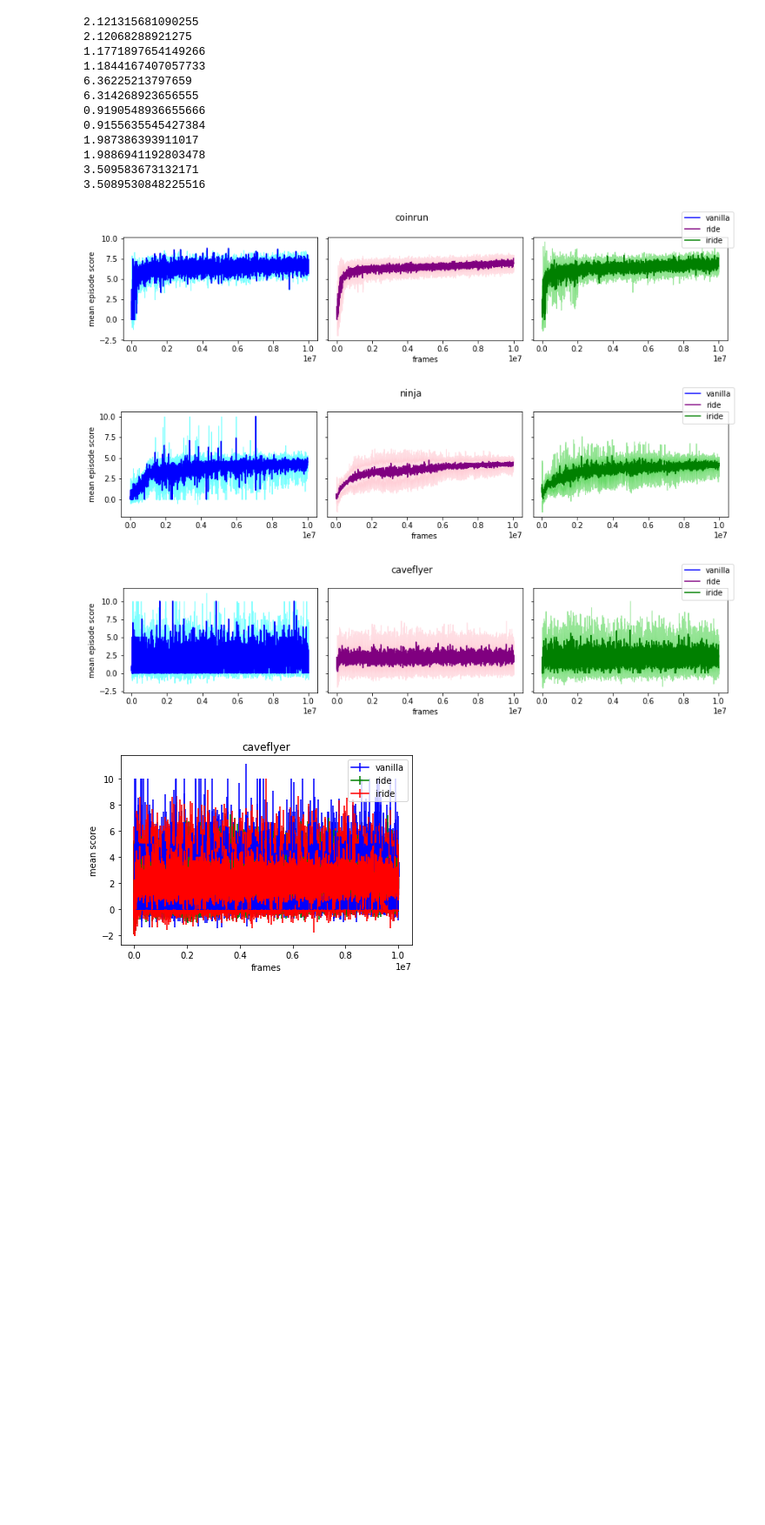
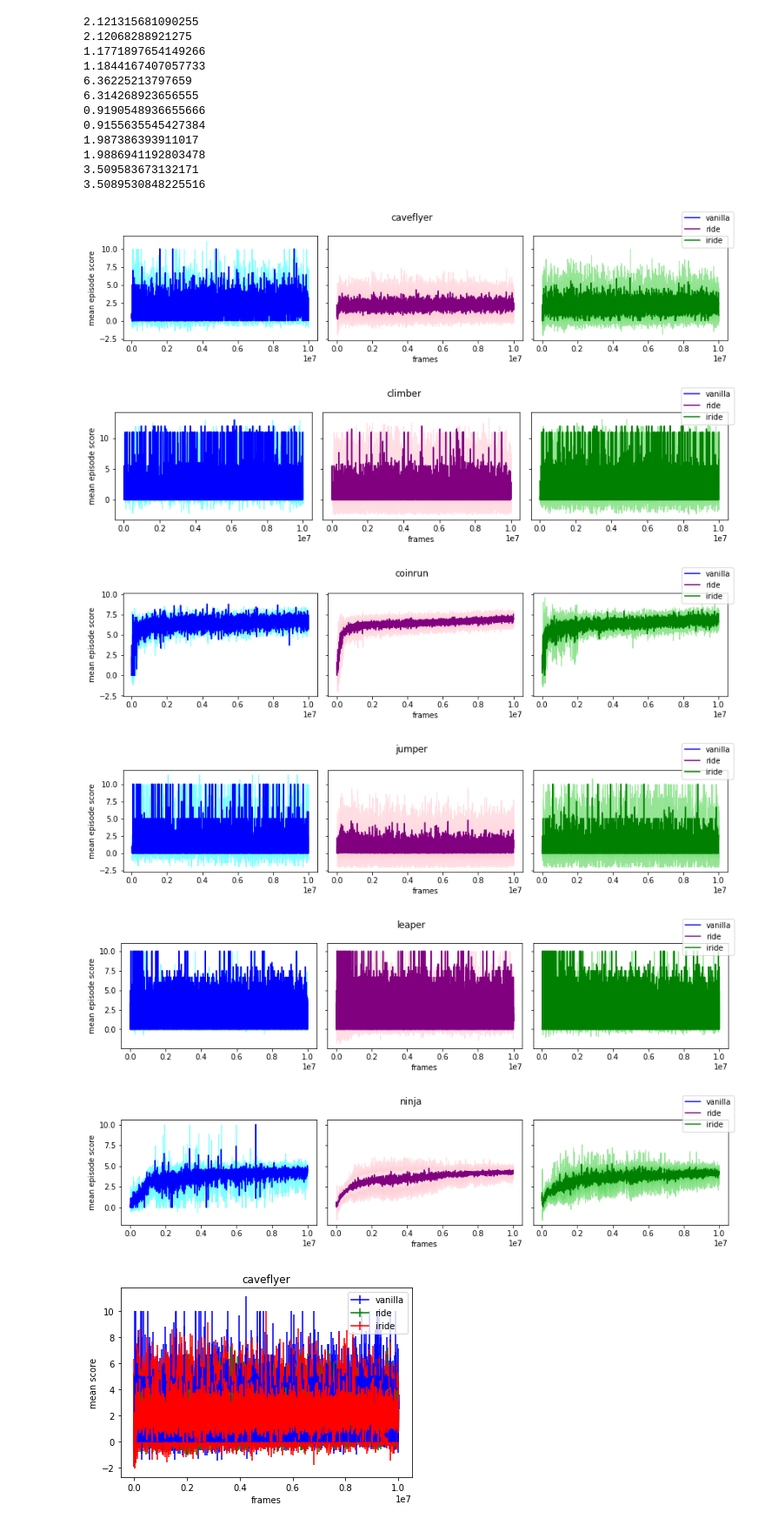
Before and after one commit to shizhec/Indicated-Impact-Driven-Exploration, a Jupyter notebook: plot.ipynb, the cells around one changed output. Shown at 87% size. Drawn from its saved outputs; the diff is of its cells as text; code cells hidden in the pictures; blank space fills up the shorter version.

```diff
--- a/plot.ipynb
+++ b/plot.ipynb
@@ -152,12 +153,18 @@ def plot_exp1_sep(game):
     plt.show()
-# %%
-plot_exp1_sep('coinrun')
-plot_exp1_sep('ninja')
-plot_exp1_sep('caveflyer')
-# %% [output]
-[figure, removed]
-[figure, removed]
-[figure, removed]
+# %%
+plot_exp1_sep('caveflyer')
+plot_exp1_sep('climber')
+plot_exp1_sep('coinrun')
+plot_exp1_sep('jumper')
+plot_exp1_sep('leaper')
+plot_exp1_sep('ninja')
+# %% [output]
+[figure, added]
+[figure, added]
+[figure, added]
+[figure, added]
+[figure, added]
+[figure, added]
 # %%
 plot_rewards('caveflyer')
 plot_rewards('climber')
```
Also changed, not shown: parts of 4 cells of this notebook, 12 other files.
